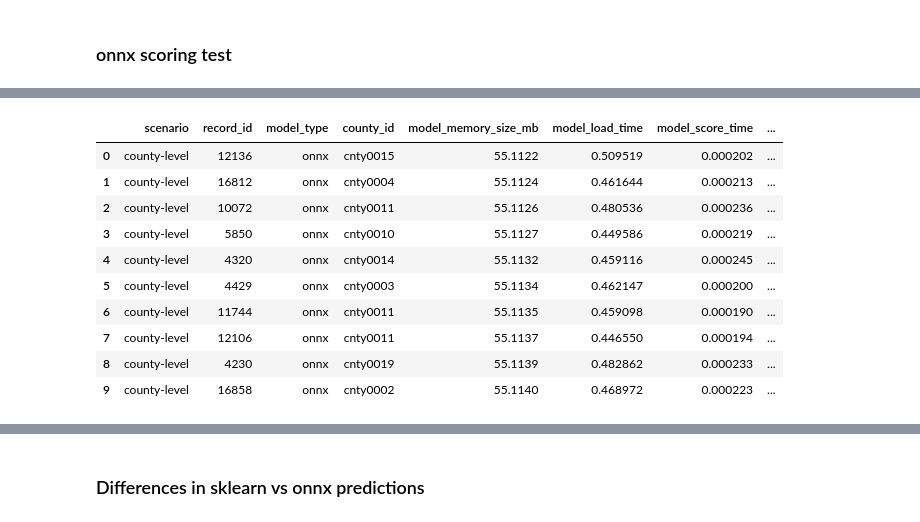
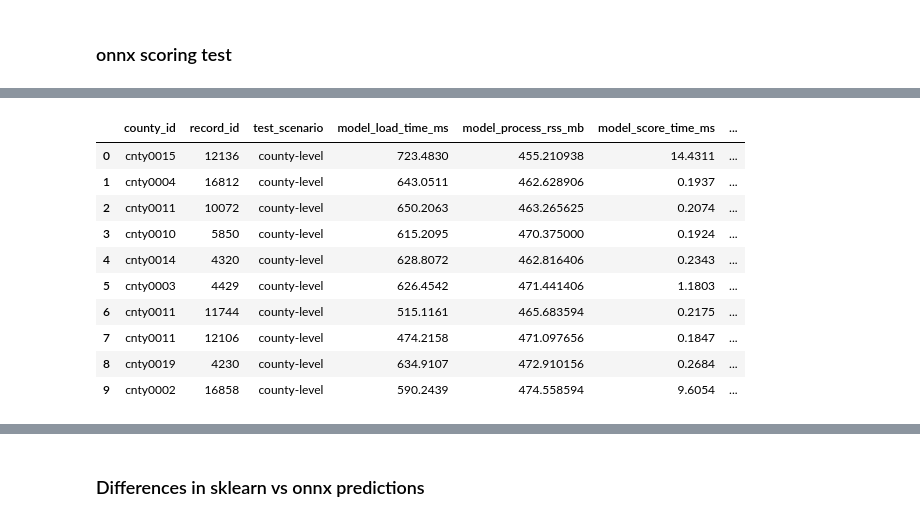
Before and after one commit to jimthompson5802/onnx_sandbox, a Jupyter notebook: testbed/score_records_test.ipynb, the cells around one changed output, grey strips where cells are left out. Drawn from its saved outputs; the diff is of its cells as text; code cells hidden in the pictures.

```diff
--- a/testbed/score_records_test.ipynb
+++ b/testbed/score_records_test.ipynb
@@ -43,7 +44,7 @@ config
  'random_seed': 123}
 # %%
 TEST_DATA = os.path.join(config['data_dir'],'benchmark', 'test.parquet')
-PERFORMANCE_DATA_DIR = os.path.join(config['data_dir'],'performance')
+PERFORMANCE_DATA_DIR = os.path.join(config['data_dir'],'performance','testbed')
 MODELS_DIR = os.path.join(config['models_dir'], 'benchmark')
 # %%
 # setup directory to collect performance data
@@ -260,20 +249,20 @@ Wall time: 1min 17s
 # %%
 # display collected performance metrics
 onnx_metrics_df = pd.read_csv(os.path.join(PERFORMANCE_DATA_DIR, 'onnx_benchmark.csv'))
-onnx_metrics_df['model_prediction_time'] = onnx_metrics_df['model_load_time'] + onnx_metrics_df['model_score_time']
+onnx_metrics_df['model_prediction_time_ms'] = onnx_metrics_df['model_load_time_ms'] + onnx_metrics_df['model_score_time_ms']
 onnx_metrics_df.head(10)
 # %% [output]
-|  | scenario | record_id | model_type | county_id | model_memory_size_mb | model_load_time | model_score_time | ... |
-| 0 | county-level | 12136 | onnx | cnty0015 | 55.1122 | 0.509519 | 0.000202 | ... |
-| 1 | county-level | 16812 | onnx | cnty0004 | 55.1124 | 0.461644 | 0.000213 | ... |
-| 2 | county-level | 10072 | onnx | cnty0011 | 55.1126 | 0.480536 | 0.000236 | ... |
-| 3 | county-level | 5850 | onnx | cnty0010 | 55.1127 | 0.449586 | 0.000219 | ... |
-| 4 | county-level | 4320 | onnx | cnty0014 | 55.1132 | 0.459116 | 0.000245 | ... |
-| 5 | county-level | 4429 | onnx | cnty0003 | 55.1134 | 0.462147 | 0.000200 | ... |
-| 6 | county-level | 11744 | onnx | cnty0011 | 55.1135 | 0.459098 | 0.000190 | ... |
-| 7 | county-level | 12106 | onnx | cnty0011 | 55.1137 | 0.446550 | 0.000194 | ... |
-| 8 | county-level | 4230 | onnx | cnty0019 | 55.1139 | 0.482862 | 0.000233 | ... |
-| 9 | county-level | 16858 | onnx | cnty0002 | 55.1140 | 0.468972 | 0.000223 | ... |
+|  | county_id | record_id | test_scenario | model_load_time_ms | model_process_rss_mb | model_score_time_ms | ... |
+| 0 | cnty0015 | 12136 | county-level | 723.4830 | 455.210938 | 14.4311 | ... |
+| 1 | cnty0004 | 16812 | county-level | 643.0511 | 462.628906 | 0.1937 | ... |
+| 2 | cnty0011 | 10072 | county-level | 650.2063 | 463.265625 | 0.2074 | ... |
+| 3 | cnty0010 | 5850 | county-level | 615.2095 | 470.375000 | 0.1924 | ... |
+| 4 | cnty0014 | 4320 | county-level | 628.8072 | 462.816406 | 0.2343 | ... |
+| 5 | cnty0003 | 4429 | county-level | 626.4542 | 471.441406 | 1.1803 | ... |
+| 6 | cnty0011 | 11744 | county-level | 515.1161 | 465.683594 | 0.2175 | ... |
+| 7 | cnty0011 | 12106 | county-level | 474.2158 | 471.097656 | 0.1847 | ... |
+| 8 | cnty0019 | 4230 | county-level | 634.9107 | 472.910156 | 0.2684 | ... |
+| 9 | cnty0002 | 16858 | county-level | 590.2439 | 474.558594 | 9.6054 | ... |
 # %%
 onnx_metrics_df[metrics_of_interest].describe(percentiles=[.25, .5, .75, .9]).T
 # %% [output]
```
Also changed, not shown: parts of 12 cells of this notebook.
